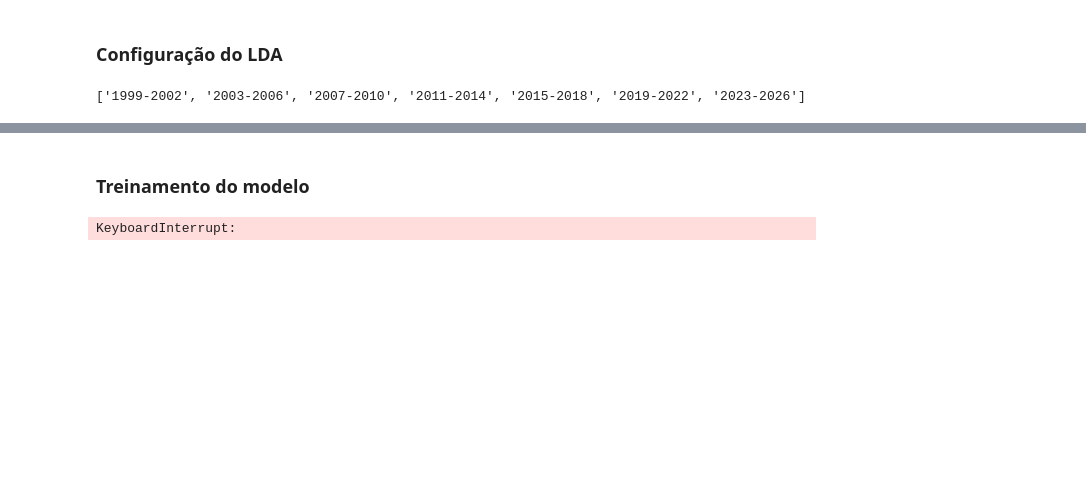
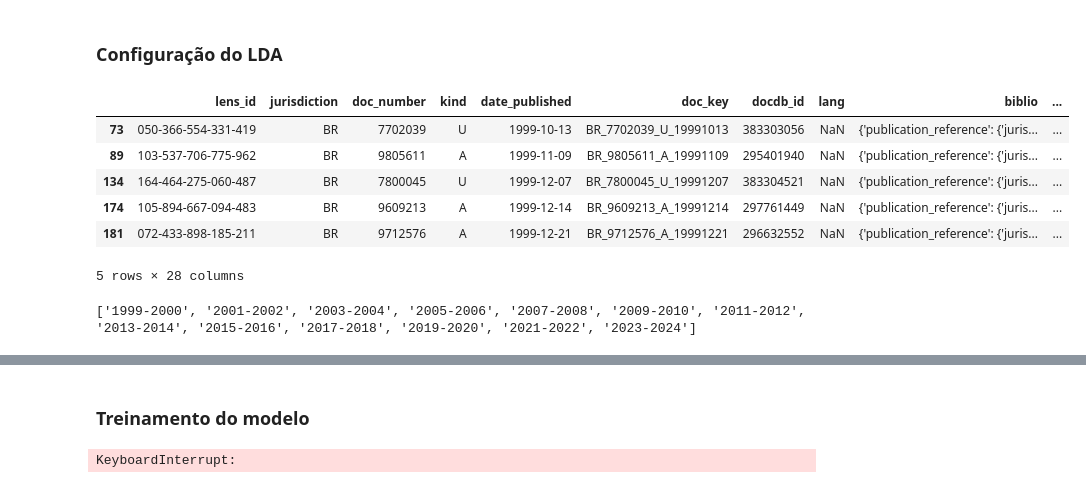
Before and after one commit to devlhm/artigo-rp2, a Jupyter notebook: analise_patentes/lda.ipynb, the cells around one changed output, grey strips where cells are left out. Saved outputs shown, nothing was run; the diff lists cells and outputs as text; code cells hidden in the pictures; blank space fills up the shorter version.

```diff
--- a/analise_patentes/lda.ipynb
+++ b/analise_patentes/lda.ipynb
@@ -15,23 +15,34 @@ df_novo = pd.read_csv('./datasets/database-lemmetizado.csv.zip', compression='zi
 df_novo = df_novo.sort_values('date_published').reset_index(drop=True)
 # %%
 documents = df_novo['tokens'].dropna().astype(str).tolist()
+df_novo[df_novo['patent_count'] > 0].head()
+# %% [output]
+|  | lens_id | jurisdiction | doc_number | kind | date_published | doc_key | docdb_id | lang | biblio | ... |
+| 73 | 050-366-554-331-419 | BR | 7702039 | U | 1999-10-13 | BR_7702039_U_19991013 | 383303056 | NaN | {'publication_reference': {'juris... | ... |
+| 89 | 103-537-706-775-962 | BR | 9805611 | A | 1999-11-09 | BR_9805611_A_19991109 | 295401940 | NaN | {'publication_reference': {'juris... | ... |
+| 134 | 164-464-275-060-487 | BR | 7800045 | U | 1999-12-07 | BR_7800045_U_19991207 | 383304521 | NaN | {'publication_reference': {'juris... | ... |
+| 174 | 105-894-667-094-483 | BR | 9609213 | A | 1999-12-14 | BR_9609213_A_19991214 | 297761449 | NaN | {'publication_reference': {'juris... | ... |
+| 181 | 072-433-898-185-211 | BR | 9712576 | A | 1999-12-21 | BR_9712576_A_19991221 | 296632552 | NaN | {'publication_reference': {'juris... | ... |
+5 rows × 28 columns
 # %%
 
 # 1. Converter a coluna de datas para datetime
 df_novo['date_published'] = pd.to_datetime(df_novo['date_published'], errors='coerce')
 
 # 2. Definir as faixas de 4 anos
+year_slice = 2
+
 start_year = df_novo['date_published'].dt.year.min()
 end_year = df_novo['date_published'].dt.year.max()
-bins = list(range(start_year, end_year + 5, 4))
-period_labels = [f"{y}-{y+3}" for y in bins[:-1]]
+bins = list(range(start_year, end_year + year_slice + 1, year_slice))
+period_labels = [f"{y}-{y+year_slice-1}" for y in bins[:-1]]
 
 print(period_labels)
 
 # 3. Criar coluna de faixa temporal
 df_novo['period'] = pd.cut(df_novo['date_published'].dt.year, bins=bins, labels=period_labels, right=False)
 # %% [output]
-['1999-2002', '2003-2006', '2007-2010', '2011-2014', '2015-2018', '2019-2022', '2023-2026']
+['1999-2000', '2001-2002', '2003-2004', '2005-2006', '2007-2008', '2009-2010', '2011-2012', '2013-2014', '2015-2016', '2017-2018', '2019-2020', '2021-2022', '2023-2024']
 # %%
 documents = df_novo['tokens'].dropna().astype(str).tolist()
 # %%
```
Also changed, not shown: parts of 8 cells of this notebook.
